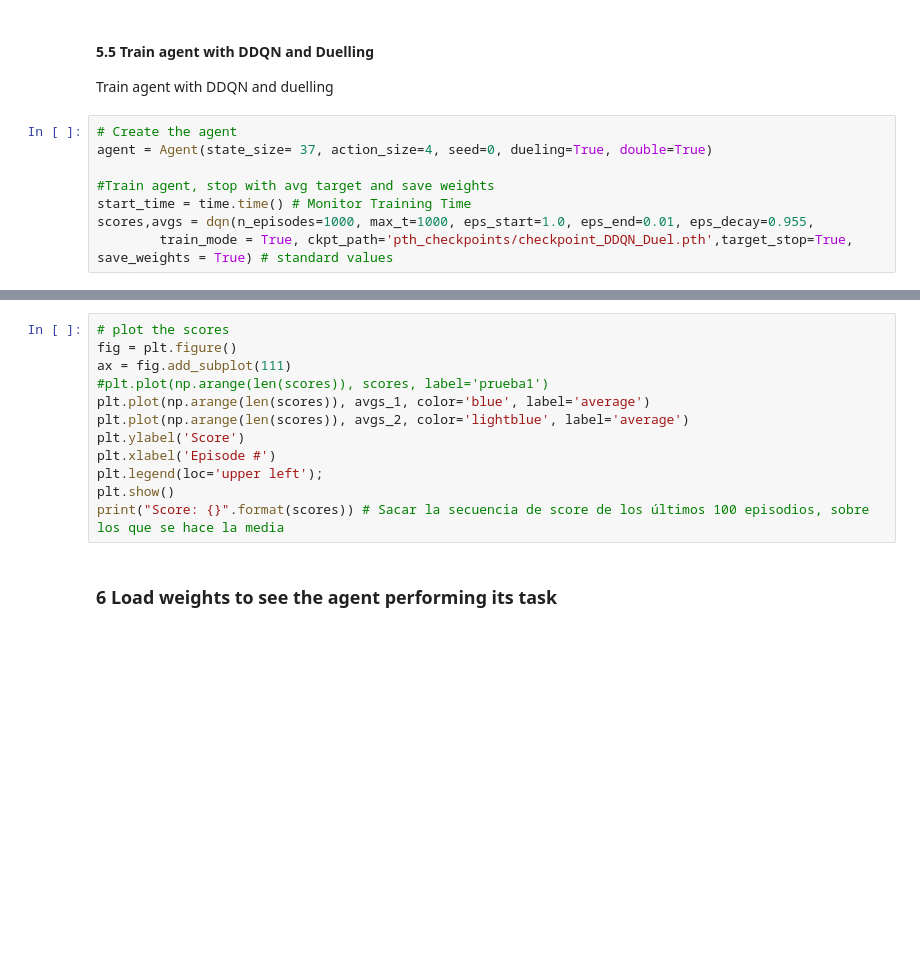
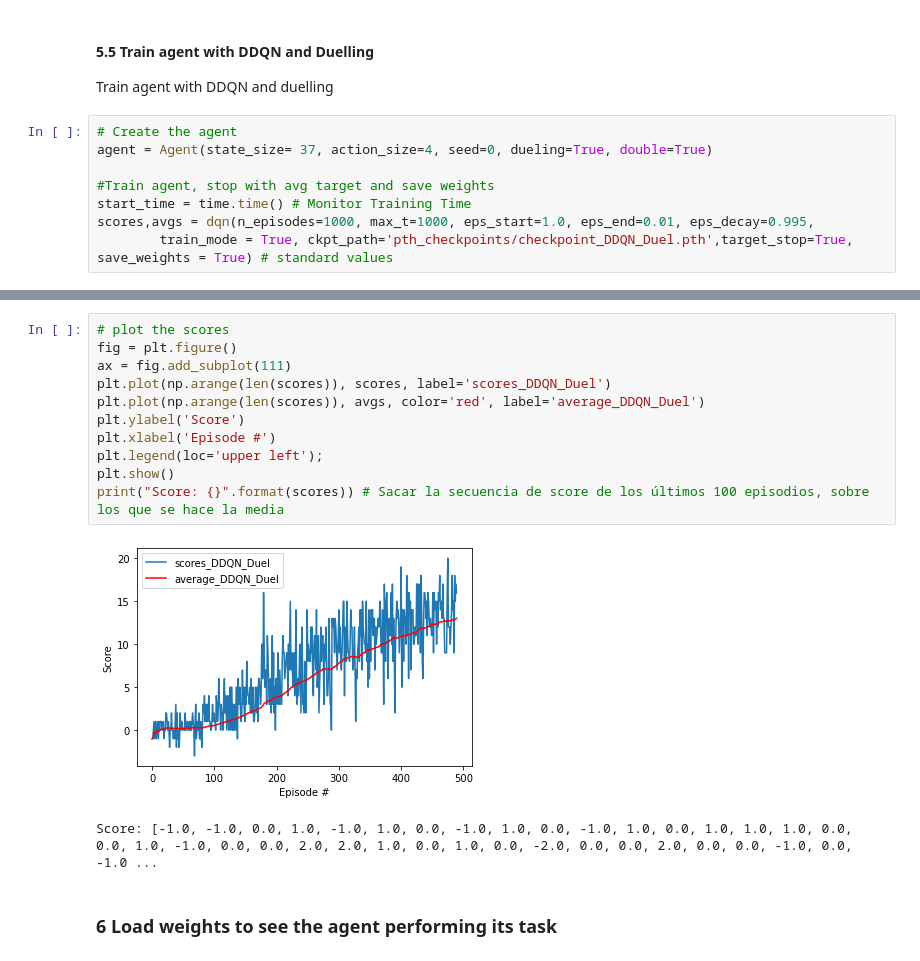
Before and after one commit to ASO92/DRL_p1_navigation_Udacity, a Jupyter notebook: Navigation.ipynb, the cells around one changed output, grey strips where cells are left out. Saved outputs shown, nothing was run; the diff lists cells and outputs as text; blank space fills up the shorter version.

```diff
--- a/Navigation.ipynb
+++ b/Navigation.ipynb
@@ -362,5 +381,5 @@ agent = Agent(state_size= 37, action_size=4, seed=0, dueling=True, double=True)
 
 #Train agent, stop with avg target and save weights
 start_time = time.time() # Monitor Training Time
-scores,avgs = dqn(n_episodes=1000, max_t=1000, eps_start=1.0, eps_end=0.01, eps_decay=0.955,
+scores,avgs = dqn(n_episodes=1000, max_t=1000, eps_start=1.0, eps_end=0.01, eps_decay=0.995,
         train_mode = True, ckpt_path='pth_checkpoints/checkpoint_DDQN_Duel.pth',target_stop=True, save_weights = True) # standard values
@@ -367,15 +397,17 @@ scores,avgs = dqn(n_episodes=1000, max_t=1000, eps_start=1.0, eps_end=0.01, eps_
 # %%
 # plot the scores
 fig = plt.figure()
 ax = fig.add_subplot(111)
-#plt.plot(np.arange(len(scores)), scores, label='prueba1')
-plt.plot(np.arange(len(scores)), avgs_1, color='blue', label='average')
-plt.plot(np.arange(len(scores)), avgs_2, color='lightblue', label='average')
+plt.plot(np.arange(len(scores)), scores, label='scores_DDQN_Duel')
+plt.plot(np.arange(len(scores)), avgs, color='red', label='average_DDQN_Duel')
 plt.ylabel('Score')
 plt.xlabel('Episode #')
 plt.legend(loc='upper left');
 plt.show()
 print("Score: {}".format(scores)) # Sacar la secuencia de score de los últimos 100 episodios, sobre los que se hace la media
+# %% [output]
+[figure, added]
+Score: [-1.0, -1.0, 0.0, 1.0, -1.0, 1.0, 0.0, -1.0, 1.0, 0.0, -1.0, 1.0, 0.0, 1.0, 1.0, 1.0, 0.0, 0.0, 1.0, -1.0, 0.0, 0.0, 2.0, 2.0, 1.0, 0.0, 1.0, 0.0, -2.0, 0.0, 0.0, 2.0, 0.0, 0.0, -1.0, 0.0, -1.0 ...
 # %% [markdown]
 ### 6 Load weights to see the agent performing its task
 # %%
```
Also changed, not shown: parts of 7 cells of this notebook, 8 other files.
